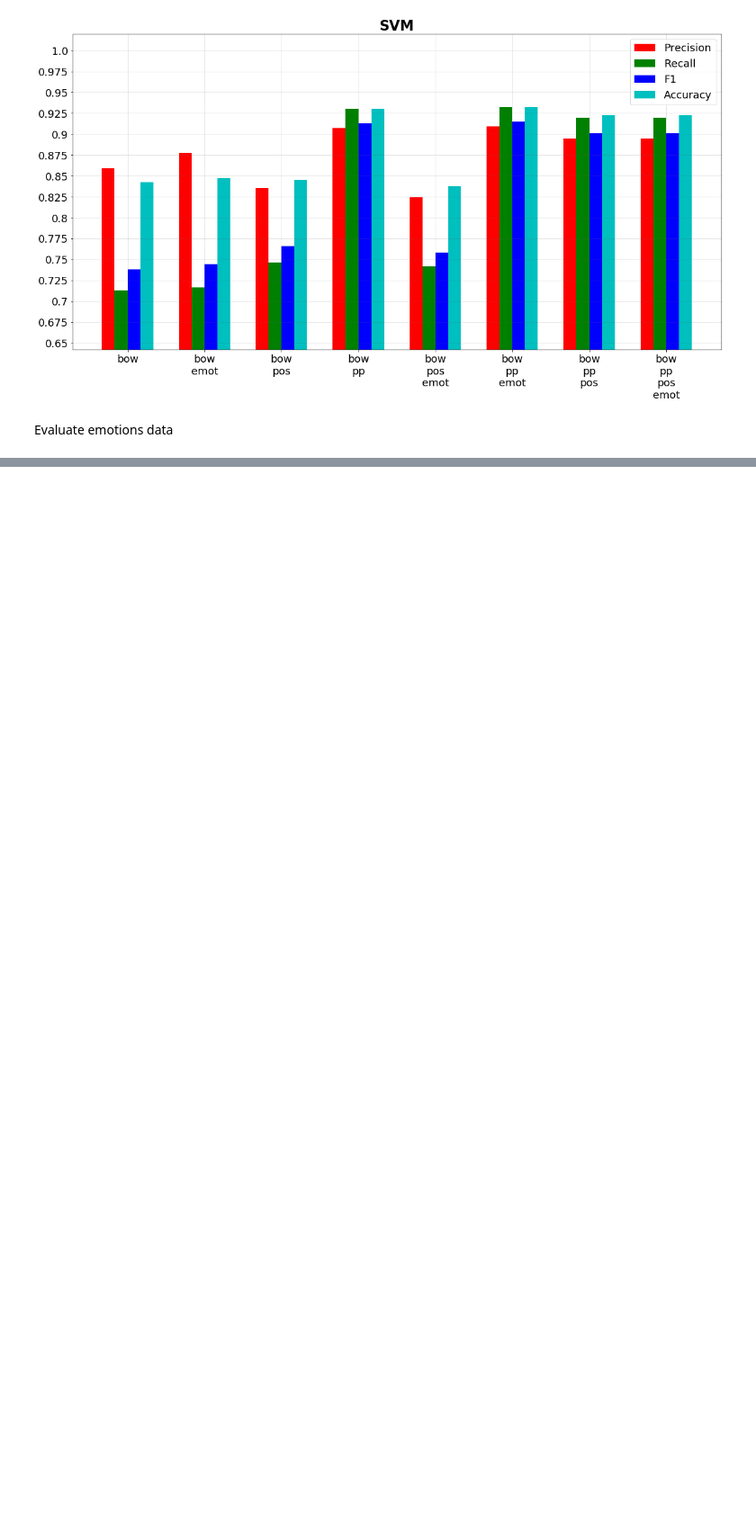
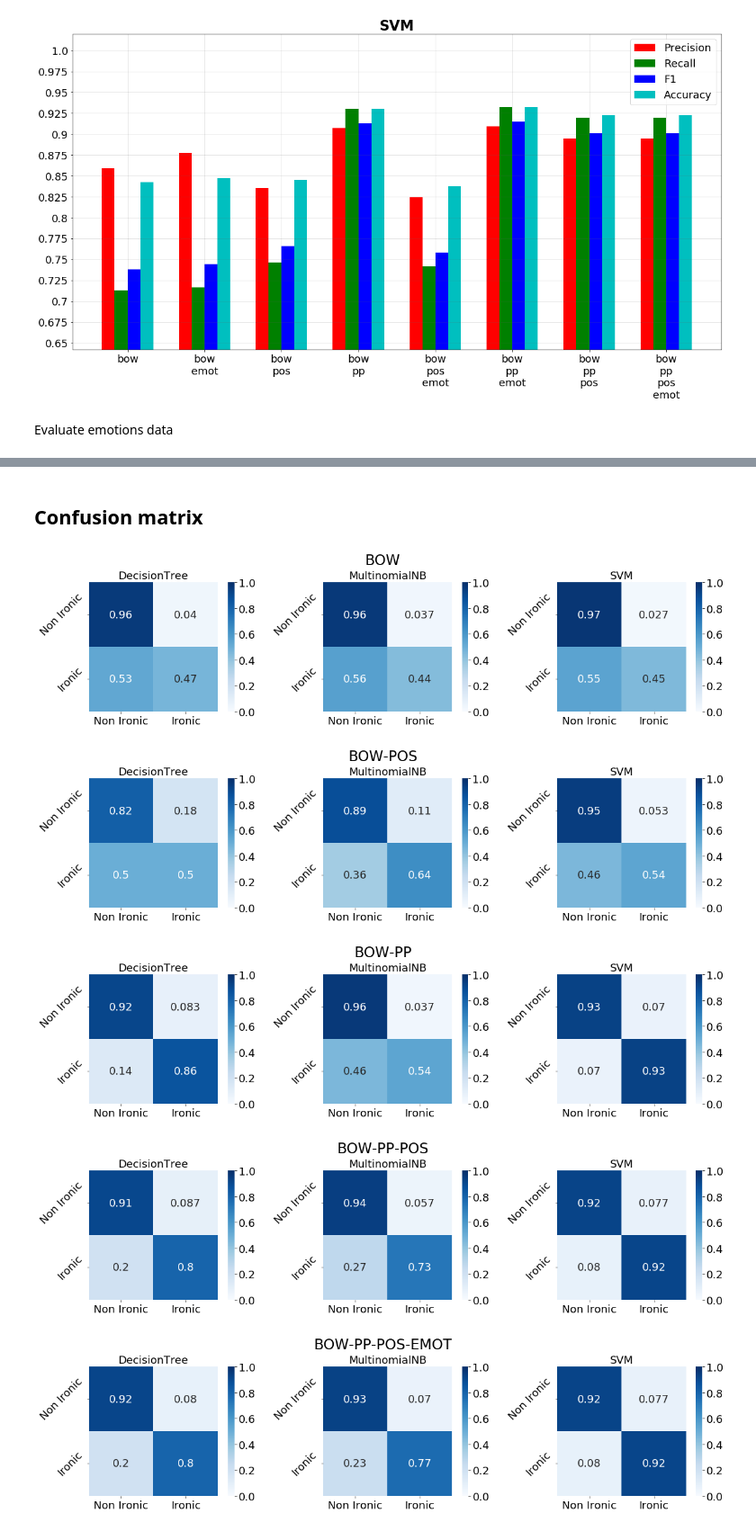
Before and after one commit to gianlucagiudice/irony-detection, a Jupyter notebook: notebooks/report_analysis.ipynb, the cells around one changed output, grey strips where cells are left out. Shown at 90% size. Cells and saved outputs as stored; diff of their text form; code cells hidden in the pictures; blank space fills up the shorter version.

```diff
--- a/notebooks/report_analysis.ipynb
+++ b/notebooks/report_analysis.ipynb
@@ -198,0 +223,46 @@ for classifier in df['classifier'].unique():
+# %%
+import seaborn as sns
+
+features_list = ['bow', 'bow-pos', 'bow-pp', 'bow-pp-pos', 'bow-pp-pos-emot']
+classifer_list = df['classifier'].unique()
+
+def confusion_matrix_data():
+	confusion_matrix_list = []
+	for feature in features_list:
+		values = []
+		for classifier in classifer_list:
+			matrix = df[((df['features'] == feature) & (df['classifier'] == classifier))]['confusion-matrix']
+			values.append(np.array(matrix.values[0]))
+		confusion_matrix_list.append(values)
+	return confusion_matrix_list
+
+
+def plot_confusion_matrix(cm, title='Confusion matrix'):
+	target_names = ['Non Ironic', 'Ironic']
+	sns.heatmap(cm, annot=True, cmap=plt.cm.Blues, vmin=0, vmax=1,  square=True)
+	plt.title(title)
+	tick_marks = np.arange(len(target_names))
+	plt.xticks(tick_marks + 0.5, target_names)
+	plt.yticks(tick_marks + 0.5, target_names, va="center", rotation=45)
+# %% [markdown]
+## Confusion matrix
+# %%
+confusion_matrix_list = confusion_matrix_data()
+
+for i, feature in enumerate(features_list):
+	plt.figure(figsize=(20, 4))
+	for j, classifier in enumerate(classifer_list):
+		# Compute confusion
+		cm = confusion_matrix_list[i][j]
+		cm_normalized = cm.astype('float') / cm.sum(axis=1)[:, np.newaxis]
+
+		plt.subplot(1, len(classifer_list), j+1)
+		plot_confusion_matrix(cm_normalized, title=classifier)
+	plt.suptitle(feature.upper(), fontsize=FONTSIZE_TITLE, y=1.05, ha='center')
+	plt.show()
+# %% [output]
+[figure, added]
+[figure, added]
+[figure, added]
+[figure, added]
+[figure, added]
```
Also changed, not shown: parts of 9 cells of this notebook.
